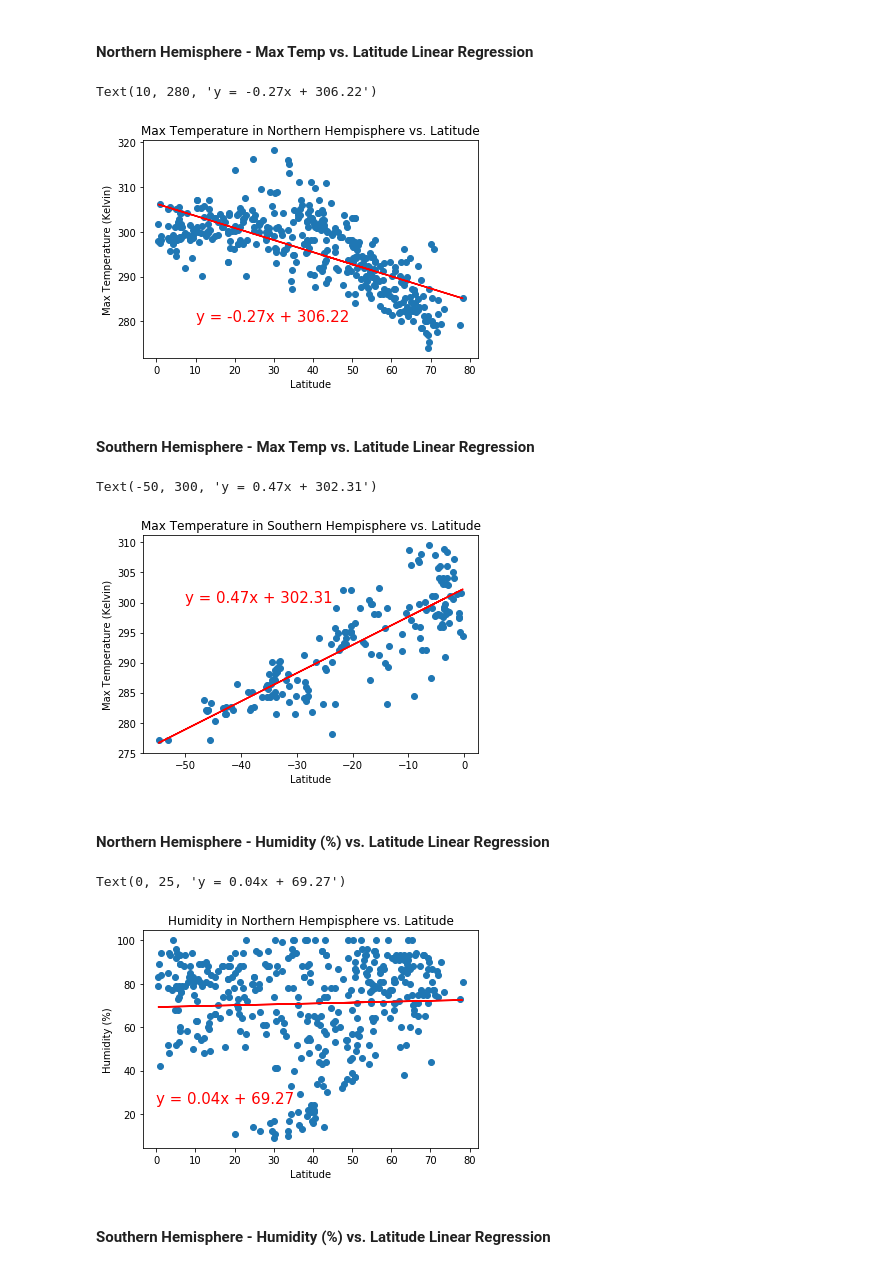
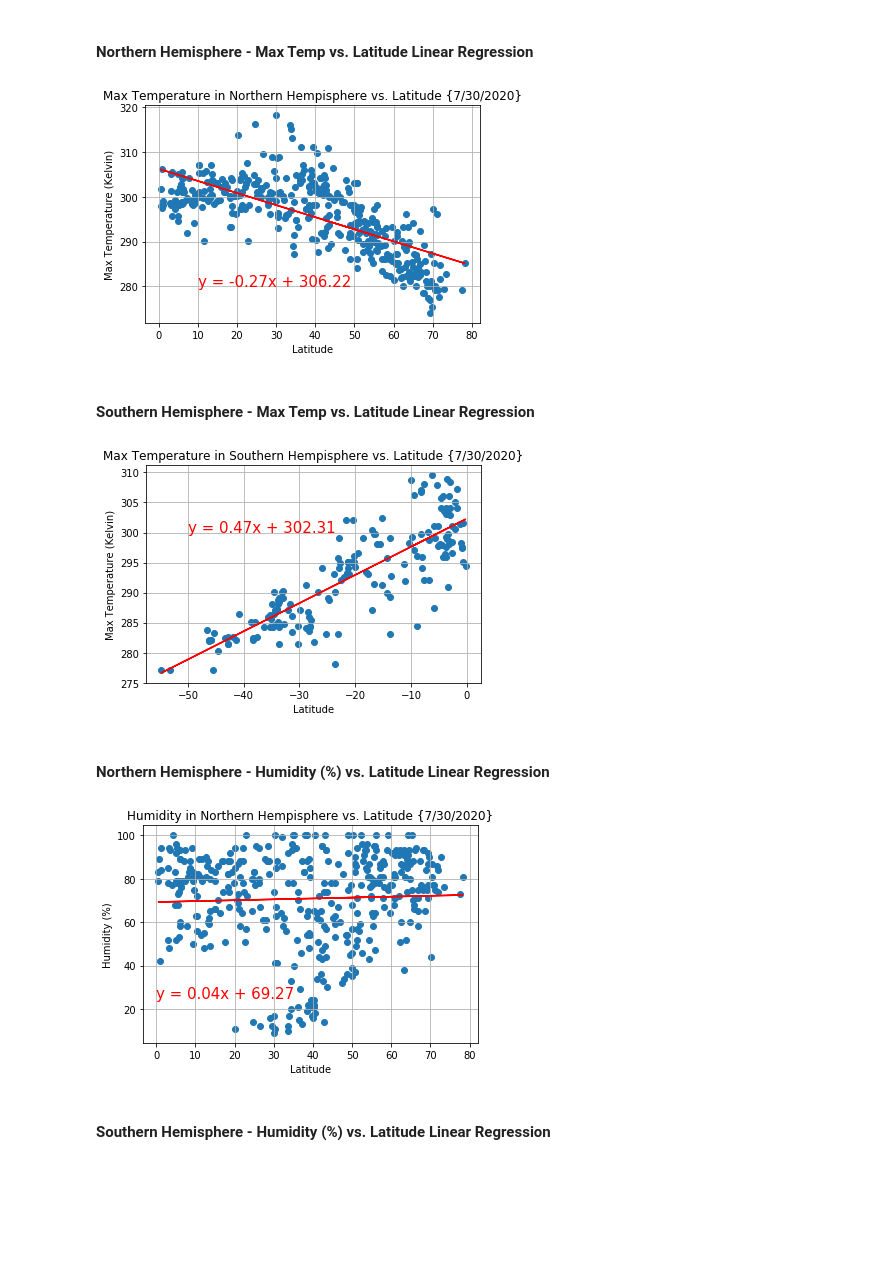
Before and after one commit to DiamondN97/python-api-challenge, a Jupyter notebook: WeatherPy/WeatherPy.ipynb, the cells around one changed output. Cells and saved outputs as stored; diff of their text form; code cells hidden in the pictures; blank space fills up the shorter version.

```diff
--- a/WeatherPy/WeatherPy.ipynb
+++ b/WeatherPy/WeatherPy.ipynb
@@ -296,19 +309,19 @@ northern.head()
 # %%
 (slope, intercept, rvalue, pvalue, stderr) = linregress(northern['Lat'], northern['Max Temp'])
 reg_values = northern['Lat'] * slope + intercept
 line_eq = "y = " + str(round(slope,2)) + "x + " + str(round(intercept,2))
 plt.scatter(northern['Lat'], northern['Max Temp'])
 #Lin regress plot
-plt.plot(northern['Lat'],reg_values, 'r')
-plt.title('Max Temperature in Northern Hempisphere vs. Latitude')
+plt.plot(northern['Lat'],reg_values, 'r', )
+plt.title('Max Temperature in Northern Hempisphere vs. Latitude {7/30/2020}')
 plt.xlabel('Latitude')
 plt.ylabel('Max Temperature (Kelvin)')
 # plt.text(20, 50, linregress, ha = 'center', va = 'center')
 plt.annotate(line_eq,(10,280),fontsize=15,color="red")
-# plt.savefig('max_temp_vs_lat_north.png')
+plt.grid()
+plt.savefig('max_temp_vs_lat_north.png')
 # %% [output]
-Text(10, 280, 'y = -0.27x + 306.22')
-[figure, old version]
+[figure, new version]
 # %% [markdown]
 ####  Southern Hemisphere - Max Temp vs. Latitude Linear Regression
 # %%
@@ -318,15 +331,15 @@ line_eq = "y = " + str(round(slope,2)) + "x + " + str(round(intercept,2))
 plt.scatter(southern['Lat'], southern['Max Temp'])
 #Lin regress plot
 plt.plot(southern['Lat'],reg_values, 'r')
-plt.title('Max Temperature in Southern Hempisphere vs. Latitude')
+plt.title('Max Temperature in Southern Hempisphere vs. Latitude {7/30/2020}')
 plt.xlabel('Latitude')
 plt.ylabel('Max Temperature (Kelvin)')
 # plt.text(20, 50, linregress, ha = 'center', va = 'center')
 plt.annotate(line_eq,(-50,300),fontsize=15,color="red")
-# plt.savefig('max_temp_vs_lat_south.png')
+plt.grid()
+plt.savefig('max_temp_vs_lat_south.png')
 # %% [output]
-Text(-50, 300, 'y = 0.47x + 302.31')
-[figure, old version]
+[figure, new version]
 # %% [markdown]
 ####  Northern Hemisphere - Humidity (%) vs. Latitude Linear Regression
 # %%
@@ -336,15 +349,15 @@ line_eq = "y = " + str(round(slope,2)) + "x + " + str(round(intercept,2))
 plt.scatter(northern['Lat'], northern['Humidity'])
 #Lin regress plot
 plt.plot(northern['Lat'],reg_values, 'r')
-plt.title('Humidity in Northern Hempisphere vs. Latitude')
+plt.title('Humidity in Northern Hempisphere vs. Latitude {7/30/2020}')
 plt.xlabel('Latitude')
 plt.ylabel('Humidity (%)')
 # plt.text(20, 50, linregress, ha = 'center', va = 'center')
 plt.annotate(line_eq,(0,25),fontsize=15,color="red")
-# plt.savefig('humidity_vs_lat_north.png')
+plt.grid()
+plt.savefig('humidity_vs_lat_north.png')
 # %% [output]
-Text(0, 25, 'y = 0.04x + 69.27')
-[figure, old version]
+[figure, new version]
 # %% [markdown]
 ####  Southern Hemisphere - Humidity (%) vs. Latitude Linear Regression
 # %%
```
Also changed, not shown: parts of 17 cells of this notebook, 12 other files.
